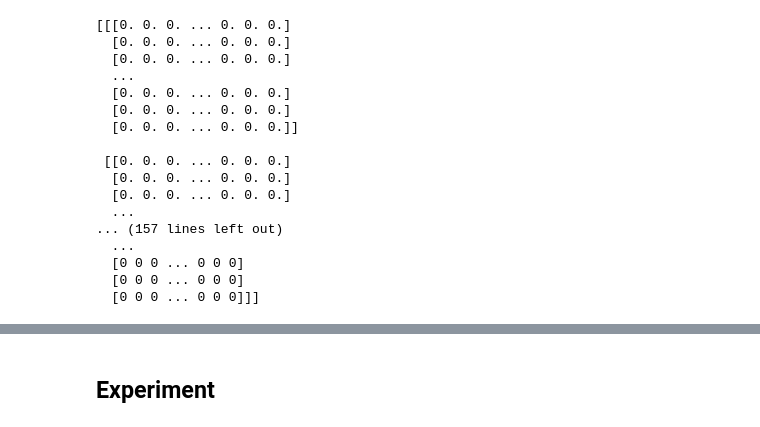
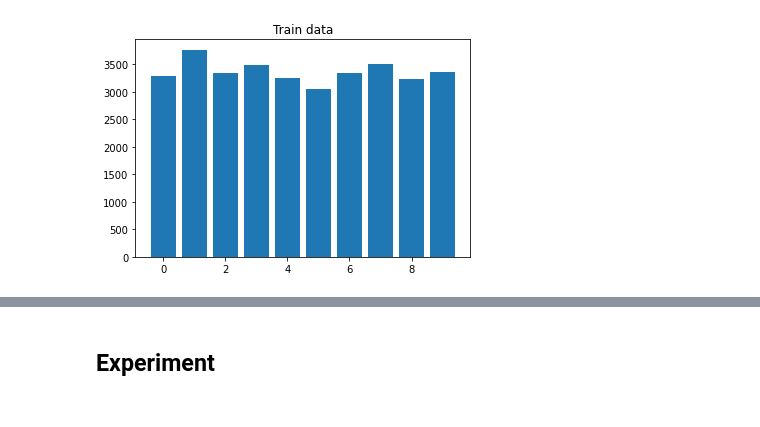
Before and after one commit to KuoJeffrey/digitRecognizer, a Jupyter notebook: lenet.ipynb, the cells around one changed output, grey strips where cells are left out. Drawn from its saved outputs; the diff is of its cells as text; code cells hidden in the pictures.

```diff
--- a/lenet.ipynb
+++ b/lenet.ipynb
@@ -37,38 +46,21 @@ print(test_data)
 # %%
 train_label = pd.get_dummies(train_data.label)
 train_input = train_data.drop('label', axis=1) / 255
 
 x_train, x_val, y_train, y_val = train_test_split(
     train_input, train_label,
     train_size = 0.8,
     test_size = 0.2,
-    random_state = 236516
+    random_state = SEED
 )
 
-x_train = x_train.to_numpy().reshape(33600, 28, 28)
-x_val = x_val.to_numpy().reshape(8400, 28, 28)
-x_test = test_data.to_numpy().reshape(28000, 28, 28)
+x_train = x_train.to_numpy().reshape(33600, 28, 28, 1)
+x_val = x_val.to_numpy().reshape(8400, 28, 28, 1)
+x_test = test_data.to_numpy().reshape(28000, 28, 28, 1) / 255
 
-
-
-print(x_train, x_val)
-print(y_train, y_val)
-print(x_test)
+plt.figure("Train data")
+plt.title("Train data")
+plt.bar(np.array([0, 1, 2, 3, 4, 5, 6, 7, 8, 9]), np.sum(y_train))
+plt.savefig("img/train_data_hist.png")
 # %% [output]
-[[[0. 0. 0. ... 0. 0. 0.]
-  [0. 0. 0. ... 0. 0. 0.]
-  [0. 0. 0. ... 0. 0. 0.]
-  ...
-  [0. 0. 0. ... 0. 0. 0.]
-  [0. 0. 0. ... 0. 0. 0.]
-  [0. 0. 0. ... 0. 0. 0.]]
-
- [[0. 0. 0. ... 0. 0. 0.]
-  [0. 0. 0. ... 0. 0. 0.]
-  [0. 0. 0. ... 0. 0. 0.]
-  ...
-... (157 lines left out)
-  ...
-  [0 0 0 ... 0 0 0]
-  [0 0 0 ... 0 0 0]
-  [0 0 0 ... 0 0 0]]]
+[figure, added]
```
Also changed, not shown: parts of 12 cells of this notebook.
